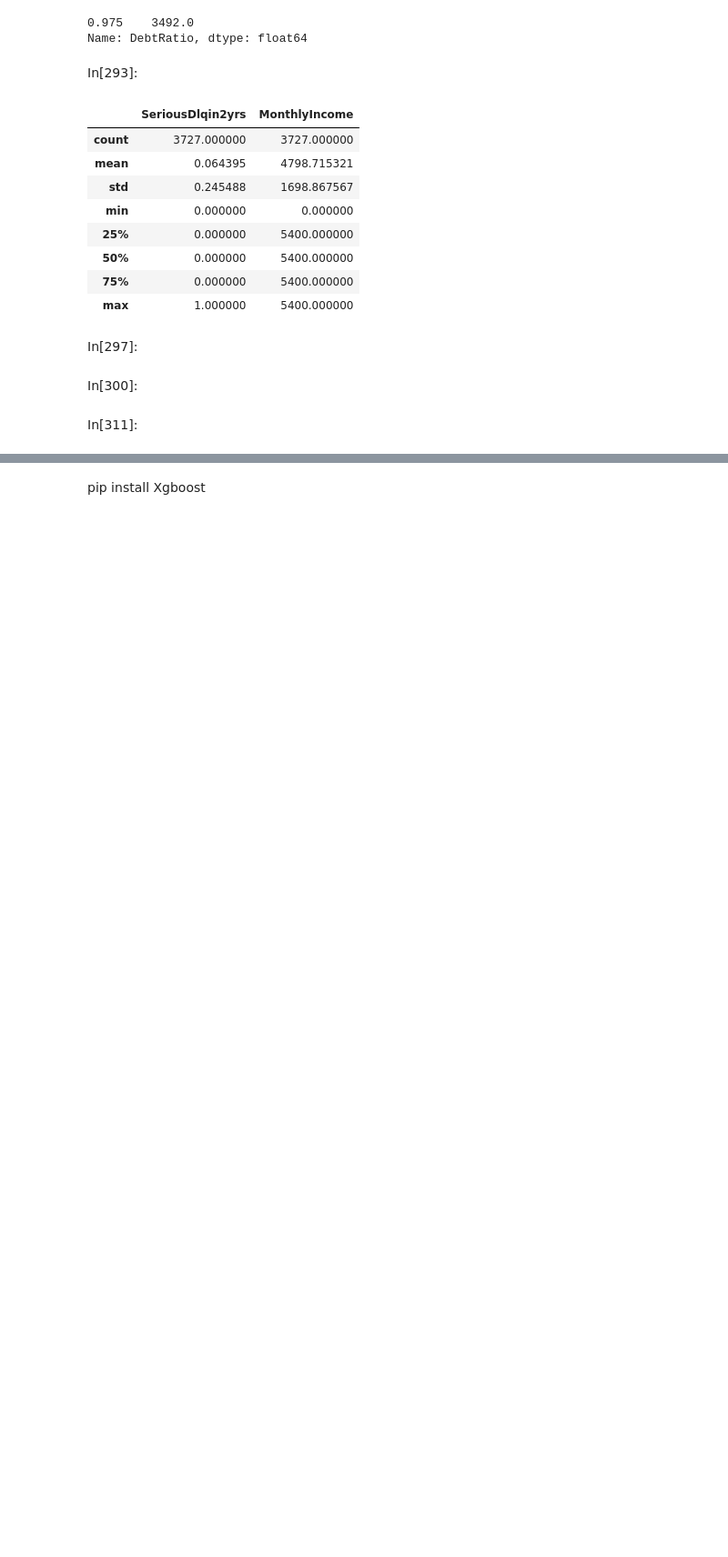
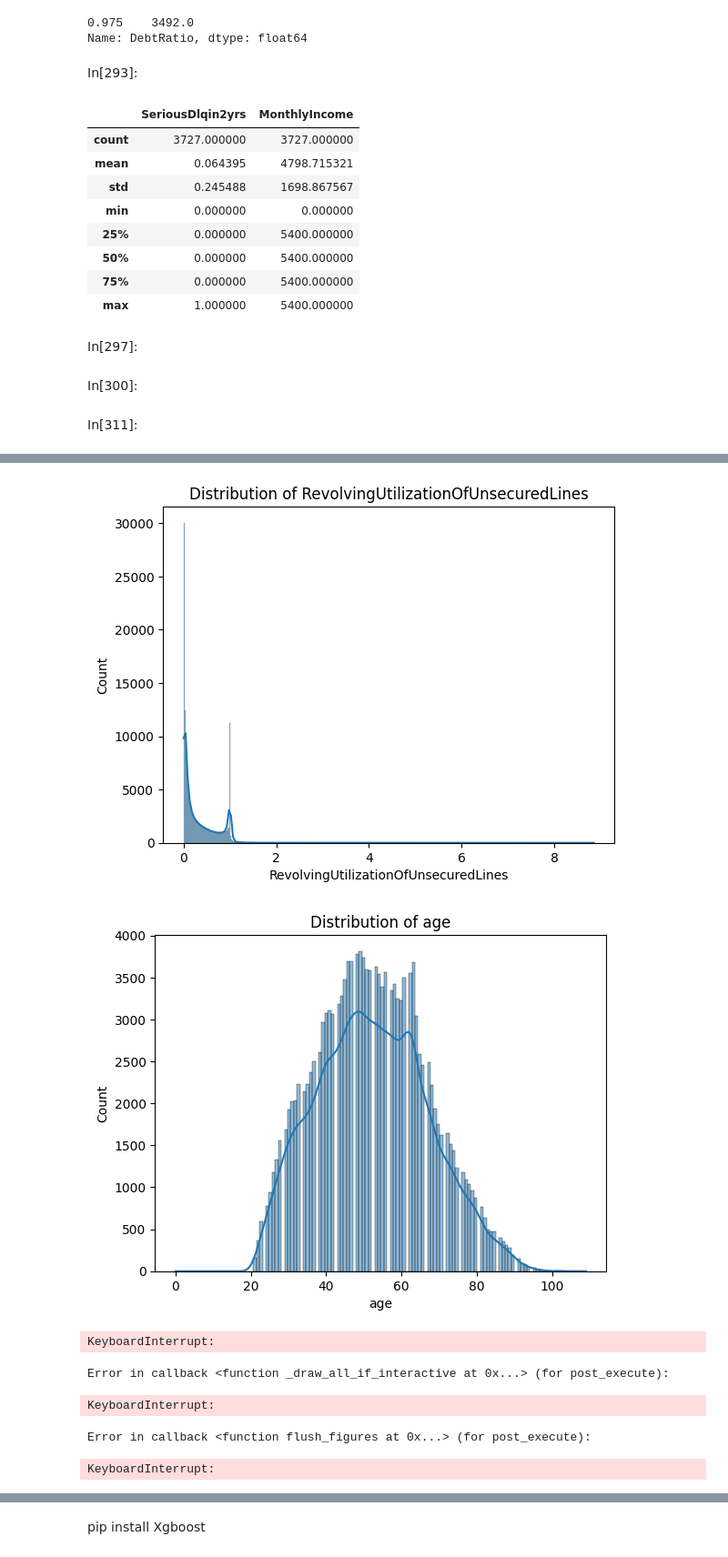
Before and after one commit to suja1956/Mini_project_sem6, a Jupyter notebook: PD_credit_risk_model_dev.ipynb, the cells around one changed output, grey strips where cells are left out. Shown: that part at 91% size. Cells and saved outputs as stored; diff of their text form; code cells hidden in the pictures; blank space fills up the shorter version.

```diff
--- a/PD_credit_risk_model_dev.ipynb
+++ b/PD_credit_risk_model_dev.ipynb
@@ -384,0 +408,16 @@ In[311]:
+# %%
+numeric_features = ['RevolvingUtilizationOfUnsecuredLines', 'age', 'DebtRatio', 'MonthlyIncome', 'NumberOfOpenCreditLinesAndLoans', 'NumberRealEstateLoansOrLines', 'NumberOfDependents']
+for feature in numeric_features:
+    sns.histplot(dRatio[feature], kde=True)
+    plt.title('Distribution of ' + feature)
+    plt.xlabel(feature)
+    plt.ylabel('Count')
+    plt.show()
+# %% [output]
+[figure, added]
+[figure, added]
+KeyboardInterrupt:
+Error in callback <function _draw_all_if_interactive at 0x...> (for post_execute):
+KeyboardInterrupt:
+Error in callback <function flush_figures at 0x...> (for post_execute):
+KeyboardInterrupt:
```
Also changed, not shown: parts of 18 cells of this notebook, 6 other files.
